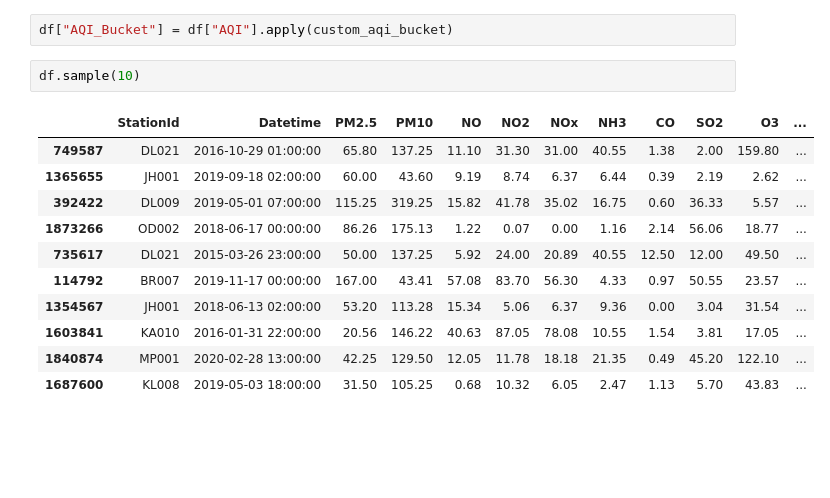
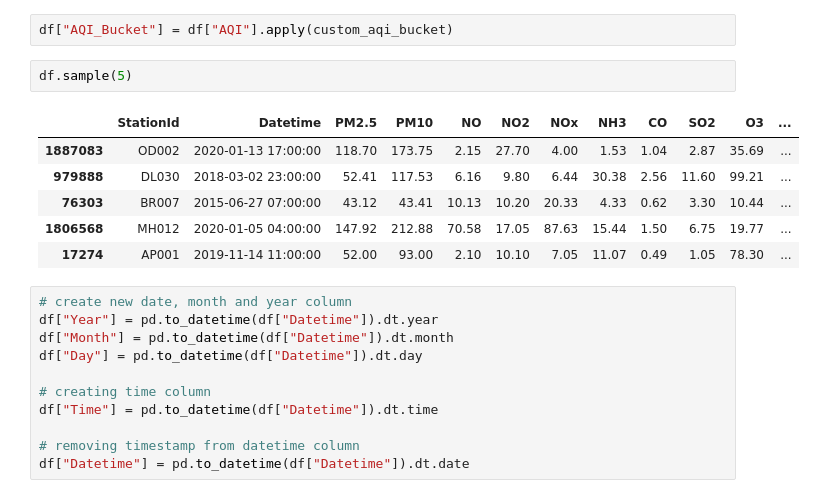
Before and after one commit to NikhilNikhare151/Air_Qualiy_Index, a Jupyter notebook: myproject.ipynb, the cells around one changed output. Drawn from its saved outputs; the diff is of its cells as text; blank space fills up the shorter version.

```diff
--- a/myproject.ipynb
+++ b/myproject.ipynb
@@ -128,16 +128,22 @@ def custom_aqi_bucket(aqi):
 # %%
 df["AQI_Bucket"] = df["AQI"].apply(custom_aqi_bucket)
 # %%
-df.sample(10)
+df.sample(5)
 # %% [output]
 |  | StationId | Datetime | PM2.5 | PM10 | NO | NO2 | NOx | NH3 | CO | SO2 | O3 | ... |
-| 749587 | DL021 | 2016-10-29 01:00:00 | 65.80 | 137.25 | 11.10 | 31.30 | 31.00 | 40.55 | 1.38 | 2.00 | 159.80 | ... |
-| 1365655 | JH001 | 2019-09-18 02:00:00 | 60.00 | 43.60 | 9.19 | 8.74 | 6.37 | 6.44 | 0.39 | 2.19 | 2.62 | ... |
-| 392422 | DL009 | 2019-05-01 07:00:00 | 115.25 | 319.25 | 15.82 | 41.78 | 35.02 | 16.75 | 0.60 | 36.33 | 5.57 | ... |
-| 1873266 | OD002 | 2018-06-17 00:00:00 | 86.26 | 175.13 | 1.22 | 0.07 | 0.00 | 1.16 | 2.14 | 56.06 | 18.77 | ... |
-| 735617 | DL021 | 2015-03-26 23:00:00 | 50.00 | 137.25 | 5.92 | 24.00 | 20.89 | 40.55 | 12.50 | 12.00 | 49.50 | ... |
-| 114792 | BR007 | 2019-11-17 00:00:00 | 167.00 | 43.41 | 57.08 | 83.70 | 56.30 | 4.33 | 0.97 | 50.55 | 23.57 | ... |
-| 1354567 | JH001 | 2018-06-13 02:00:00 | 53.20 | 113.28 | 15.34 | 5.06 | 6.37 | 9.36 | 0.00 | 3.04 | 31.54 | ... |
-| 1603841 | KA010 | 2016-01-31 22:00:00 | 20.56 | 146.22 | 40.63 | 87.05 | 78.08 | 10.55 | 1.54 | 3.81 | 17.05 | ... |
-| 1840874 | MP001 | 2020-02-28 13:00:00 | 42.25 | 129.50 | 12.05 | 11.78 | 18.18 | 21.35 | 0.49 | 45.20 | 122.10 | ... |
-| 1687600 | KL008 | 2019-05-03 18:00:00 | 31.50 | 105.25 | 0.68 | 10.32 | 6.05 | 2.47 | 1.13 | 5.70 | 43.83 | ... |
+| 1887083 | OD002 | 2020-01-13 17:00:00 | 118.70 | 173.75 | 2.15 | 27.70 | 4.00 | 1.53 | 1.04 | 2.87 | 35.69 | ... |
+| 979888 | DL030 | 2018-03-02 23:00:00 | 52.41 | 117.53 | 6.16 | 9.80 | 6.44 | 30.38 | 2.56 | 11.60 | 99.21 | ... |
+| 76303 | BR007 | 2015-06-27 07:00:00 | 43.12 | 43.41 | 10.13 | 10.20 | 20.33 | 4.33 | 0.62 | 3.30 | 10.44 | ... |
+| 1806568 | MH012 | 2020-01-05 04:00:00 | 147.92 | 212.88 | 70.58 | 17.05 | 87.63 | 15.44 | 1.50 | 6.75 | 19.77 | ... |
+| 17274 | AP001 | 2019-11-14 11:00:00 | 52.00 | 93.00 | 2.10 | 10.10 | 7.05 | 11.07 | 0.49 | 1.05 | 78.30 | ... |
+# %%
+# create new date, month and year column
+df["Year"] = pd.to_datetime(df["Datetime"]).dt.year
+df["Month"] = pd.to_datetime(df["Datetime"]).dt.month
+df["Day"] = pd.to_datetime(df["Datetime"]).dt.day
+
+# creating time column
+df["Time"] = pd.to_datetime(df["Datetime"]).dt.time
+
+# removing timestamp from datetime column
+df["Datetime"] = pd.to_datetime(df["Datetime"]).dt.date
```
Also changed, not shown: parts of 14 cells of this notebook.
